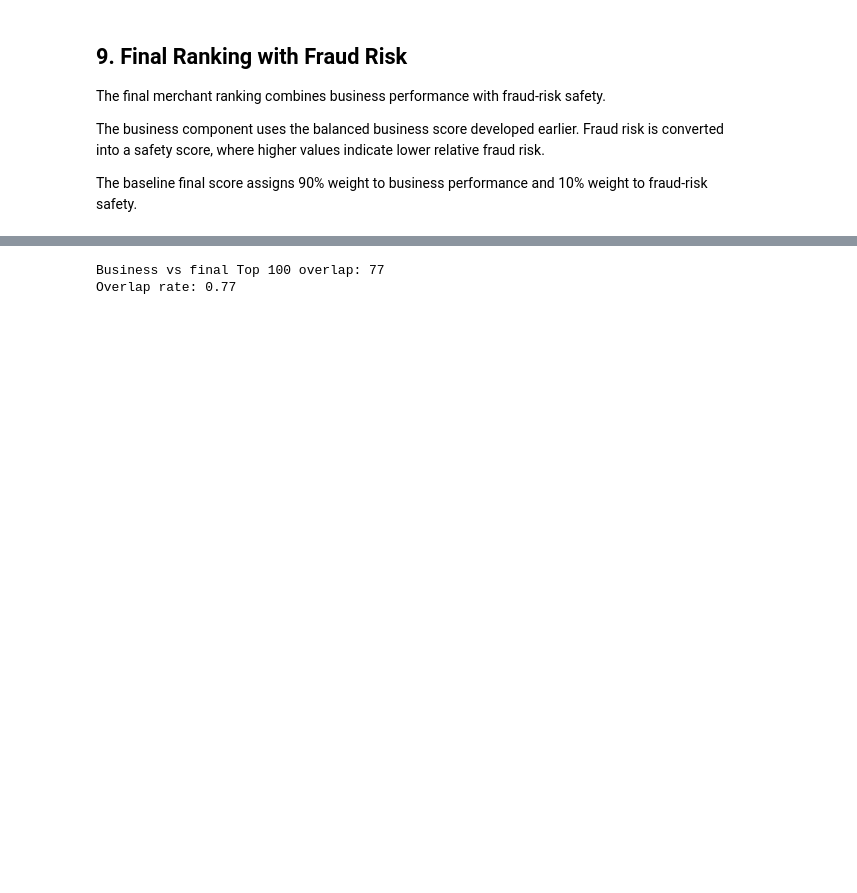
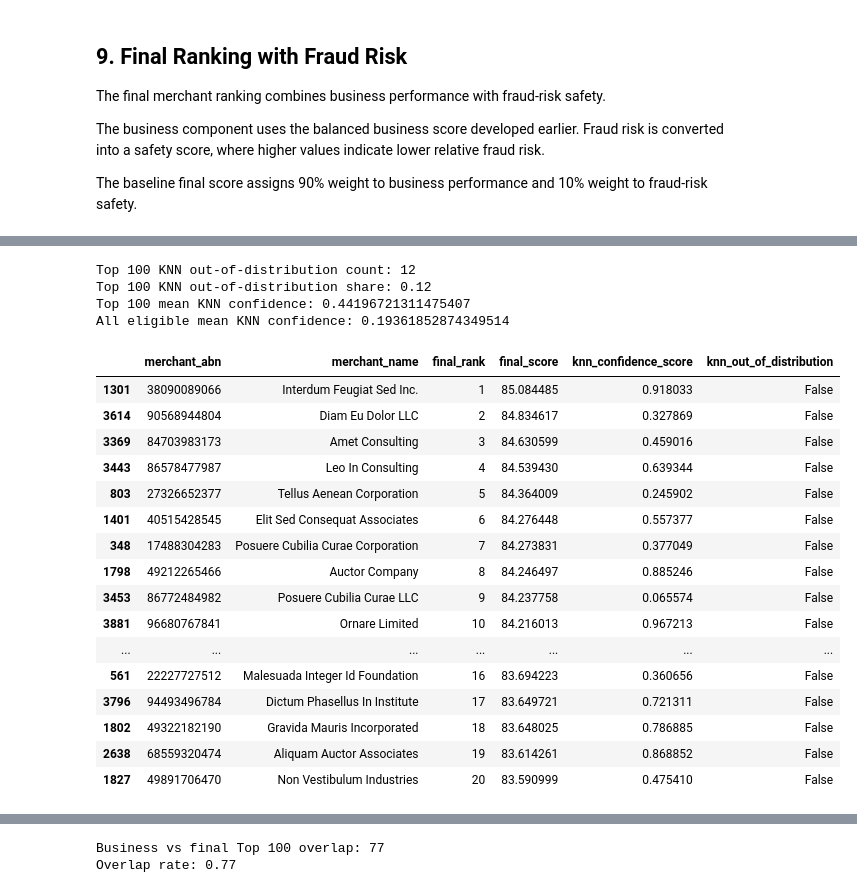
Before and after one commit to yixxx111/MAST30034-Project-2-Group-50, a Jupyter notebook: member5_ranking/ranking_summary.ipynb, the cells around one changed output, grey strips where cells are left out. Saved outputs shown, nothing was run; the diff lists cells and outputs as text; code cells hidden in the pictures; blank space fills up the shorter version.

```diff
--- a/member5_ranking/ranking_summary.ipynb
+++ b/member5_ranking/ranking_summary.ipynb
@@ -772,0 +898,6 @@ final_df[
+# %%
+score_df["balanced_rank"] = (
+    score_df["balanced_score"]
+    .rank(method="min", ascending=False)
+    .astype(int)
+)
@@ -788,0 +1092,61 @@ Name: rank_change_after_fraud, dtype: float64
+# %%
+top100_final = (
+    final_df
+    .sort_values("final_rank")
+    .head(100)
+    .copy()
+)
+
+print(
+    "Top 100 KNN out-of-distribution count:",
+    top100_final["knn_out_of_distribution"].sum()
+)
+
+print(
+    "Top 100 KNN out-of-distribution share:",
+    top100_final["knn_out_of_distribution"].mean()
+)
+
+print(
+    "Top 100 mean KNN confidence:",
+    top100_final["knn_confidence_score"].mean()
+)
+
+print(
+    "All eligible mean KNN confidence:",
+    final_df["knn_confidence_score"].mean()
+)
+# %% [output]
+Top 100 KNN out-of-distribution count: 12
+Top 100 KNN out-of-distribution share: 0.12
+Top 100 mean KNN confidence: 0.44196721311475407
+All eligible mean KNN confidence: 0.19361852874349514
+# %%
+top100_final[
+    [
+        "merchant_abn",
+        "merchant_name",
+        "final_rank",
+        "final_score",
+        "knn_confidence_score",
+        "knn_out_of_distribution",
+    ]
+].head(20)
+# %% [output]
+|  | merchant_abn | merchant_name | final_rank | final_score | knn_confidence_score | knn_out_of_distribution |
+| 1301 | 38090089066 | Interdum Feugiat Sed Inc. | 1 | 85.084485 | 0.918033 | False |
+| 3614 | 90568944804 | Diam Eu Dolor LLC | 2 | 84.834617 | 0.327869 | False |
+| 3369 | 84703983173 | Amet Consulting | 3 | 84.630599 | 0.459016 | False |
+| 3443 | 86578477987 | Leo In Consulting | 4 | 84.539430 | 0.639344 | False |
+| 803 | 27326652377 | Tellus Aenean Corporation | 5 | 84.364009 | 0.245902 | False |
+| 1401 | 40515428545 | Elit Sed Consequat Associates | 6 | 84.276448 | 0.557377 | False |
+| 348 | 17488304283 | Posuere Cubilia Curae Corporation | 7 | 84.273831 | 0.377049 | False |
+| 1798 | 49212265466 | Auctor Company | 8 | 84.246497 | 0.885246 | False |
+| 3453 | 86772484982 | Posuere Cubilia Curae LLC | 9 | 84.237758 | 0.065574 | False |
+| 3881 | 96680767841 | Ornare Limited | 10 | 84.216013 | 0.967213 | False |
+| ... | ... | ... | ... | ... | ... | ... |
+| 561 | 22227727512 | Malesuada Integer Id Foundation | 16 | 83.694223 | 0.360656 | False |
+| 3796 | 94493496784 | Dictum Phasellus In Institute | 17 | 83.649721 | 0.721311 | False |
+| 1802 | 49322182190 | Gravida Mauris Incorporated | 18 | 83.648025 | 0.786885 | False |
+| 2638 | 68559320474 | Aliquam Auctor Associates | 19 | 83.614261 | 0.868852 | False |
+| 1827 | 49891706470 | Non Vestibulum Industries | 20 | 83.590999 | 0.475410 | False |
```
Also changed, not shown: parts of 30 cells of this notebook, 4 other files.
